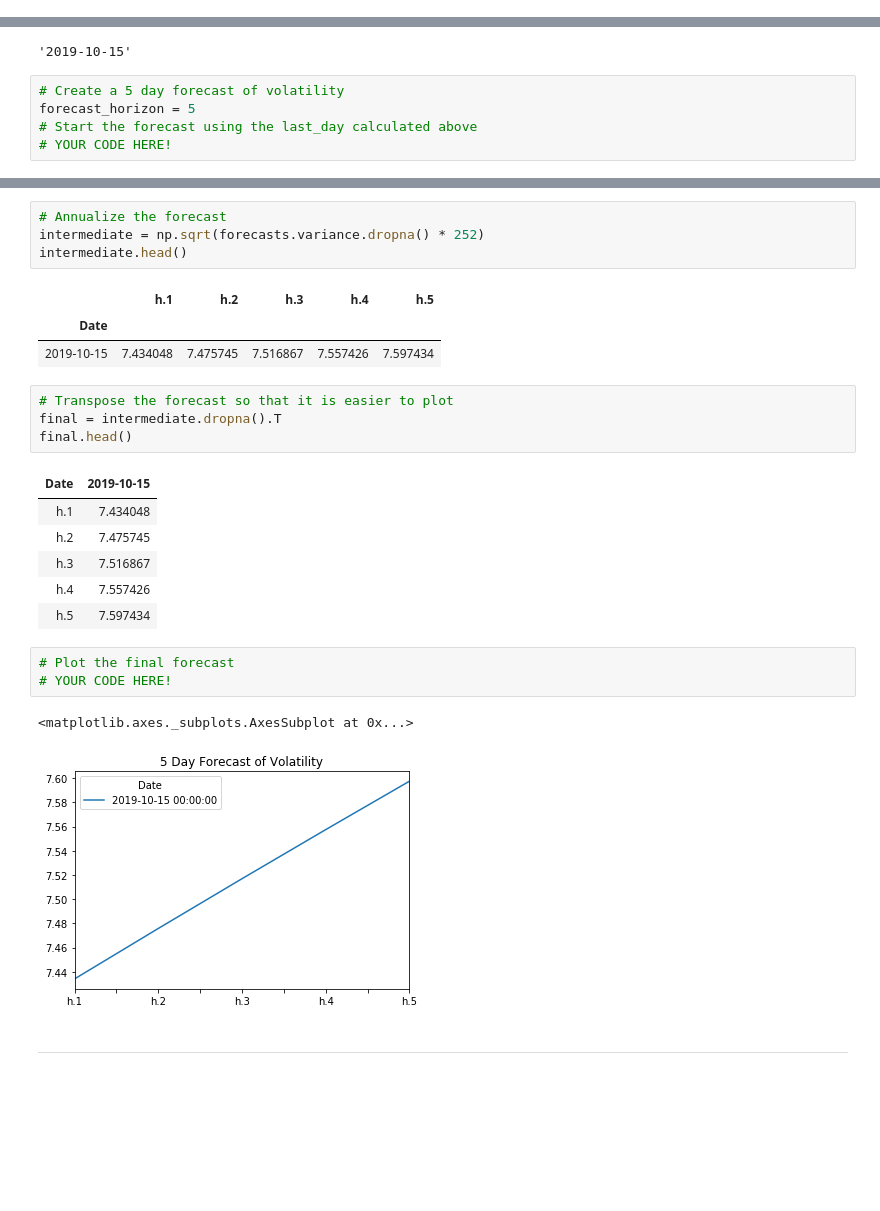
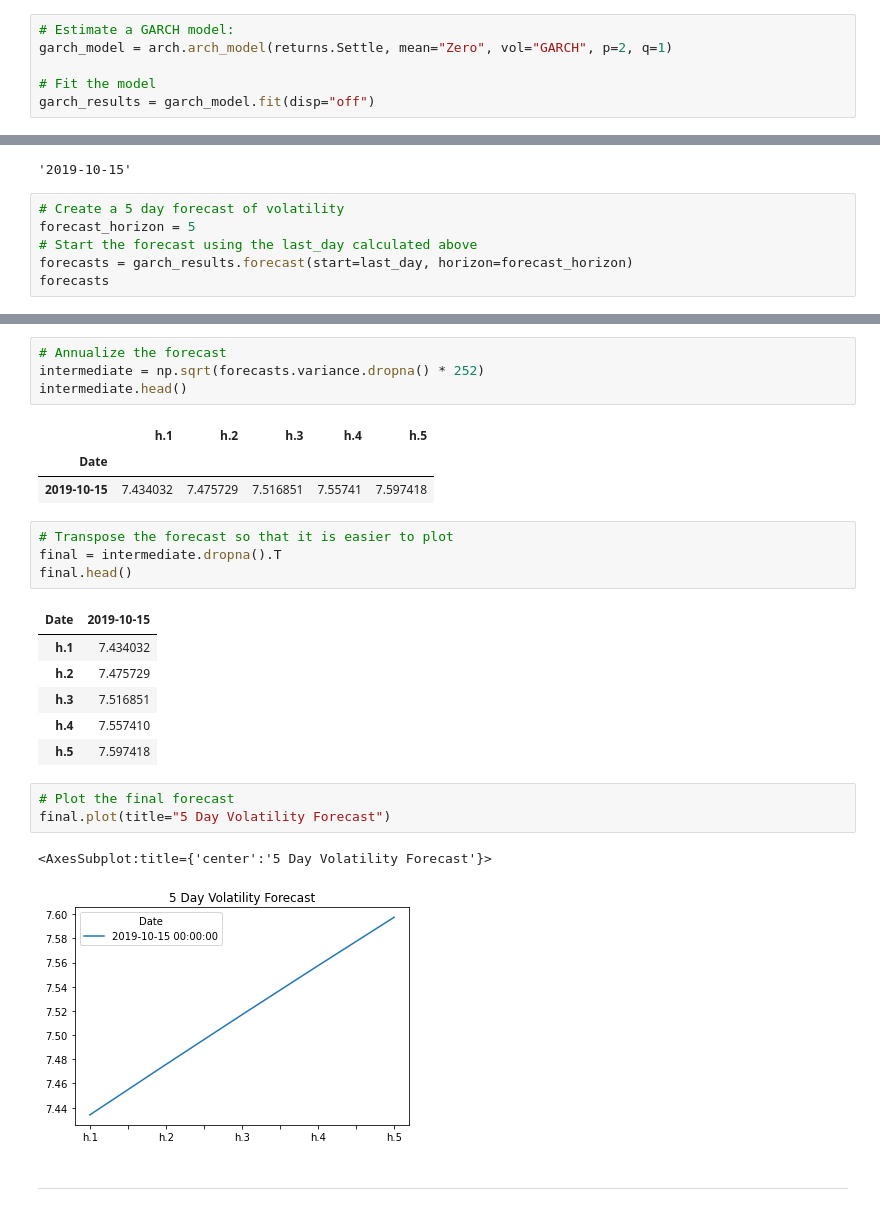
Before and after one commit to anjanamin/Time_Series, a Jupyter notebook: time_series_analysis.ipynb, the cells around one changed output, grey strips where cells are left out. Cells and saved outputs as stored; diff of their text form; blank space fills up the shorter version.

```diff
--- a/time_series_analysis.ipynb
+++ b/time_series_analysis.ipynb
@@ -214,2 +225,8 @@ import arch
+# %%
+# Estimate a GARCH model:
+garch_model = arch.arch_model(returns.Settle, mean="Zero", vol="GARCH", p=2, q=1)
+
+# Fit the model
+garch_results = garch_model.fit(disp="off")
 # %%
 # Summarize the model results
@@ -241,4 +258,5 @@ last_day
 # Create a 5 day forecast of volatility
 forecast_horizon = 5
 # Start the forecast using the last_day calculated above
-# YOUR CODE HERE!
+forecasts = garch_results.forecast(start=last_day, horizon=forecast_horizon)
+forecasts
@@ -249,24 +278,24 @@ intermediate.head()
 # %% [output]
 |  | h.1 | h.2 | h.3 | h.4 | h.5 |
 | Date |  |  |  |  |  |
-| 2019-10-15 | 7.434048 | 7.475745 | 7.516867 | 7.557426 | 7.597434 |
+| 2019-10-15 | 7.434032 | 7.475729 | 7.516851 | 7.55741 | 7.597418 |
 # %%
 # Transpose the forecast so that it is easier to plot
 final = intermediate.dropna().T
 final.head()
 # %% [output]
 | Date | 2019-10-15 |
-| h.1 | 7.434048 |
-| h.2 | 7.475745 |
-| h.3 | 7.516867 |
-| h.4 | 7.557426 |
-| h.5 | 7.597434 |
+| h.1 | 7.434032 |
+| h.2 | 7.475729 |
+| h.3 | 7.516851 |
+| h.4 | 7.557410 |
+| h.5 | 7.597418 |
 # %%
 # Plot the final forecast
-# YOUR CODE HERE!
+final.plot(title="5 Day Volatility Forecast")
 # %% [output]
-<matplotlib.axes._subplots.AxesSubplot at 0x...>
+<AxesSubplot:title={'center':'5 Day Volatility Forecast'}>
-[figure, old version]
+[figure, new version]
 # %% [markdown]
 ---
 # %% [markdown]
```
Also changed, not shown: parts of 16 cells of this notebook.
